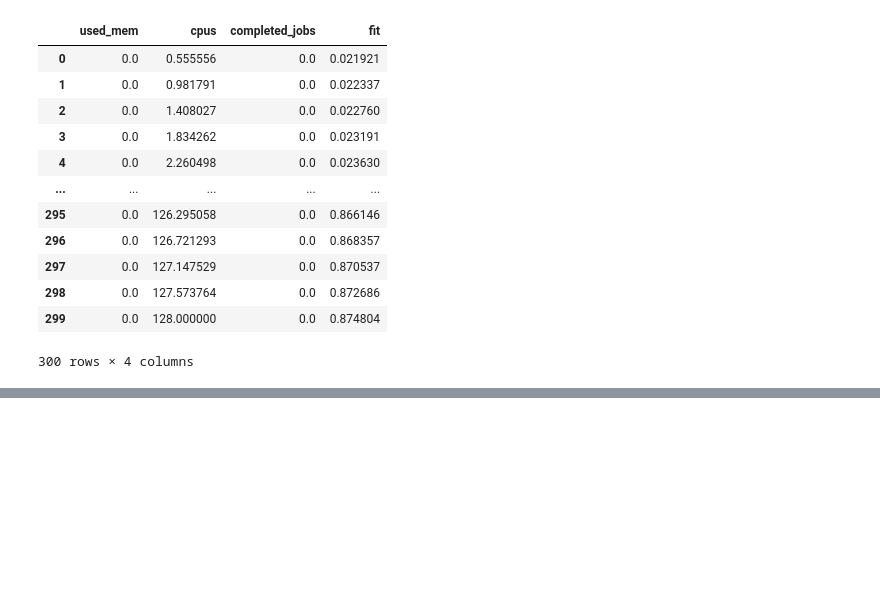
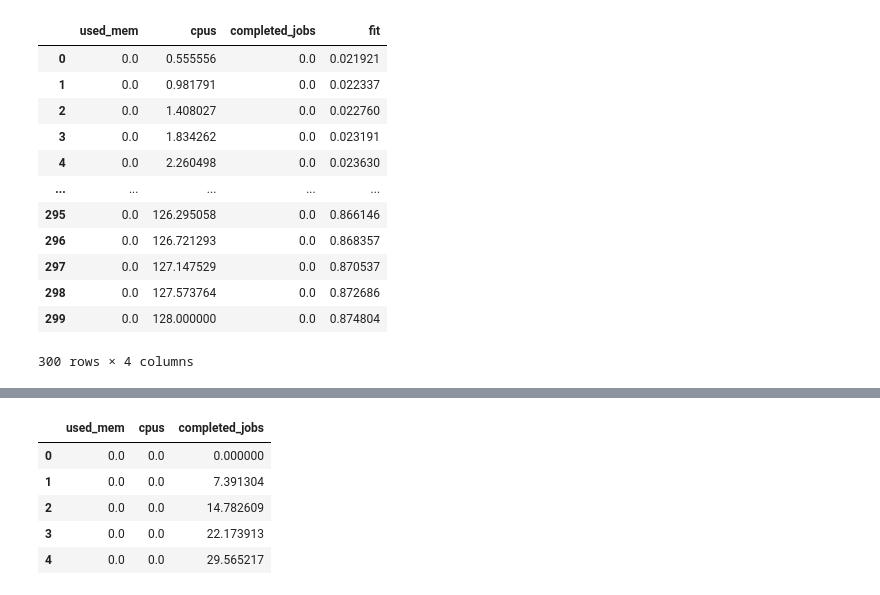
Before and after one commit to nss-data-science-cohort-8/nss-data-science-cohort-8-classroom-accre-accre, a Jupyter notebook: notebooks/andrew_branch_head.ipynb, the cells around one changed output, grey strips where cells are left out. Cells and saved outputs as stored; diff of their text form; code cells hidden in the pictures; blank space fills up the shorter version.

```diff
--- a/notebooks/andrew_branch_head.ipynb
+++ b/notebooks/andrew_branch_head.ipynb
@@ -635,0 +599,20 @@ jobs
+# %%
+jobs_fit_df = pd.DataFrame({
+    'used_mem': np.linspace(start = 0,
+                         stop = 0,
+                         num = 300),
+    'cpus' : np.linspace(start = 0,
+                         stop = 0,
+                         num = 300),
+    'completed_jobs': np.linspace(start = reg_df['completed_jobs'].min(),
+                            stop = reg_df['completed_jobs'].max(),
+                            num = 300)
+})
+jobs_fit_df.head()
+# %% [output]
+|  | used_mem | cpus | completed_jobs |
+| 0 | 0.0 | 0.0 | 0.000000 |
+| 1 | 0.0 | 0.0 | 7.391304 |
+| 2 | 0.0 | 0.0 | 14.782609 |
+| 3 | 0.0 | 0.0 | 22.173913 |
+| 4 | 0.0 | 0.0 | 29.565217 |
```
Also changed, not shown: parts of 33 cells of this notebook.
